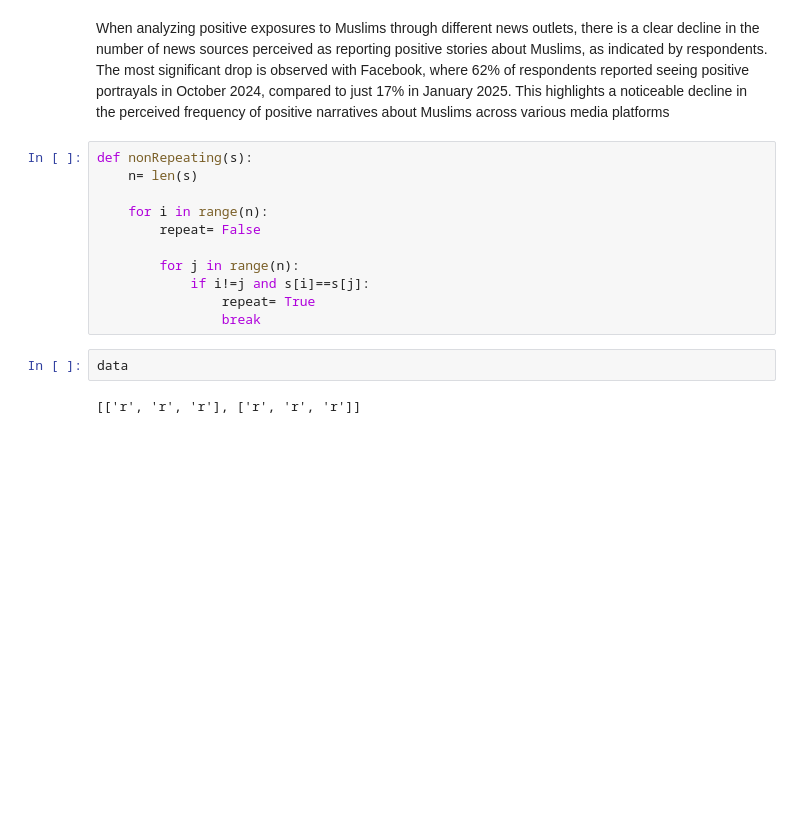
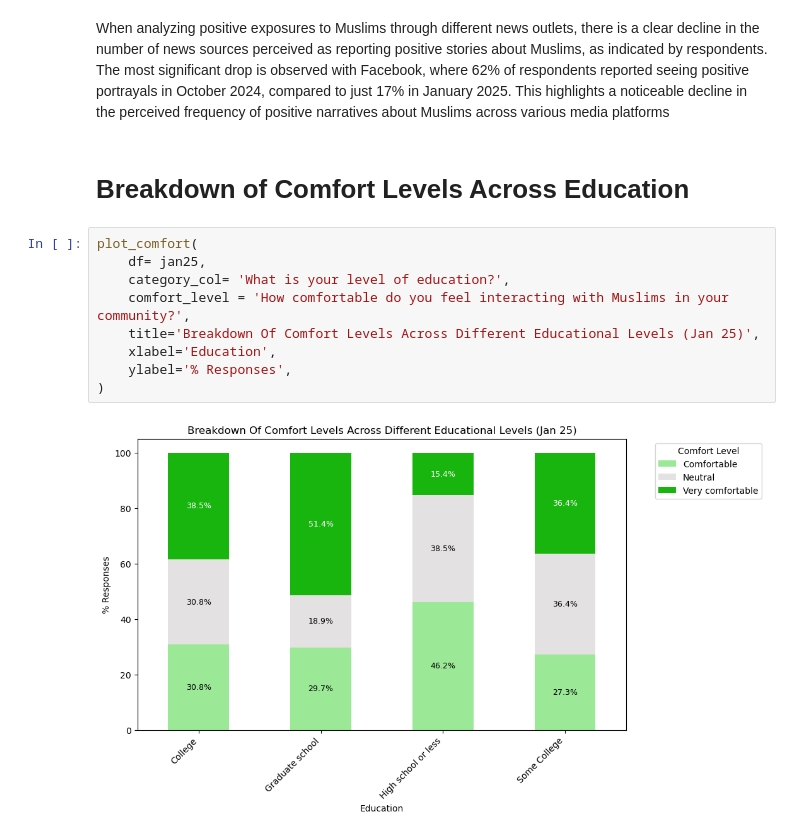
Before and after one commit to manelmahroug/Muslim-Brand-Sentiment, a Jupyter notebook: Brand_sentiment_Jan_2025.ipynb, the cells around one changed output. Drawn from its saved outputs; the diff is of its cells as text; blank space fills up the shorter version.

Commit message:
titles

```diff
--- a/Brand_sentiment_Jan_2025.ipynb
+++ b/Brand_sentiment_Jan_2025.ipynb
@@ -686,18 +688,16 @@ plot_exposure(
 <Figure size 3600x2000 with 0 Axes>
 # %% [markdown]
 When analyzing positive exposures to Muslims through different news outlets, there is a clear decline in the number of news sources perceived as reporting positive stories about Muslims, as indicated by respondents. The most significant drop is observed with Facebook, where 62% of respondents reported seeing positive portrayals in October 2024, compared to just 17% in January 2025. This highlights a noticeable decline in the perceived frequency of positive narratives about Muslims across various media platforms
-# %%
-def nonRepeating(s):
-    n= len(s)
-
-    for i in range(n):
-        repeat= False
-
-        for j in range(n):
-            if i!=j and s[i]==s[j]:
-                repeat= True
-                break
-# %%
-data
-# %% [output]
-[['r', 'r', 'r'], ['r', 'r', 'r']]
+# %% [markdown]
+# Breakdown of Comfort Levels Across Education
+# %%
+plot_comfort(
+    df= jan25,
+    category_col= 'What is your level of education?',
+    comfort_level = 'How comfortable do you feel interacting with Muslims in your community?',
+    title='Breakdown Of Comfort Levels Across Different Educational Levels (Jan 25)',
+    xlabel='Education',
+    ylabel='% Responses',
+)
+# %% [output]
+[figure, added]
```
Also changed, not shown: parts of 12 cells of this notebook, 1 other file.
